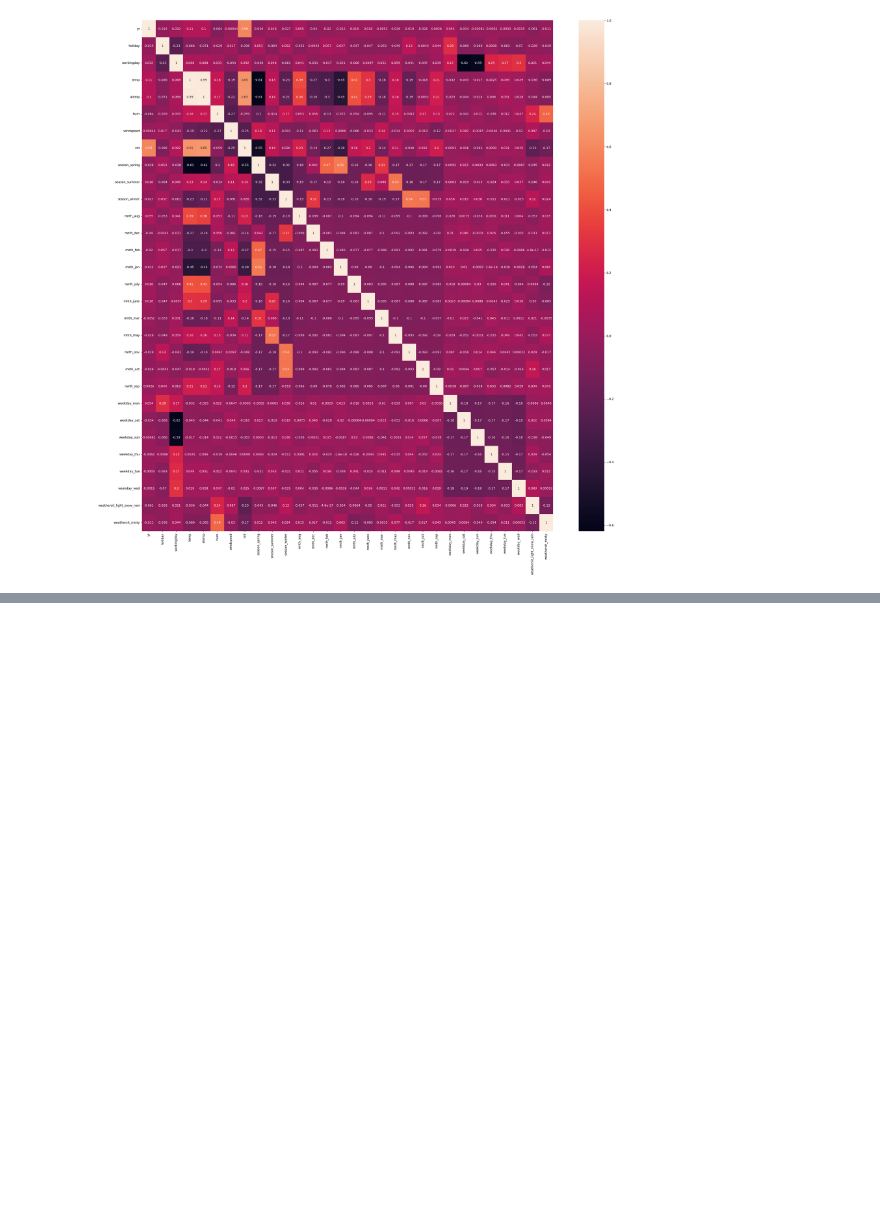
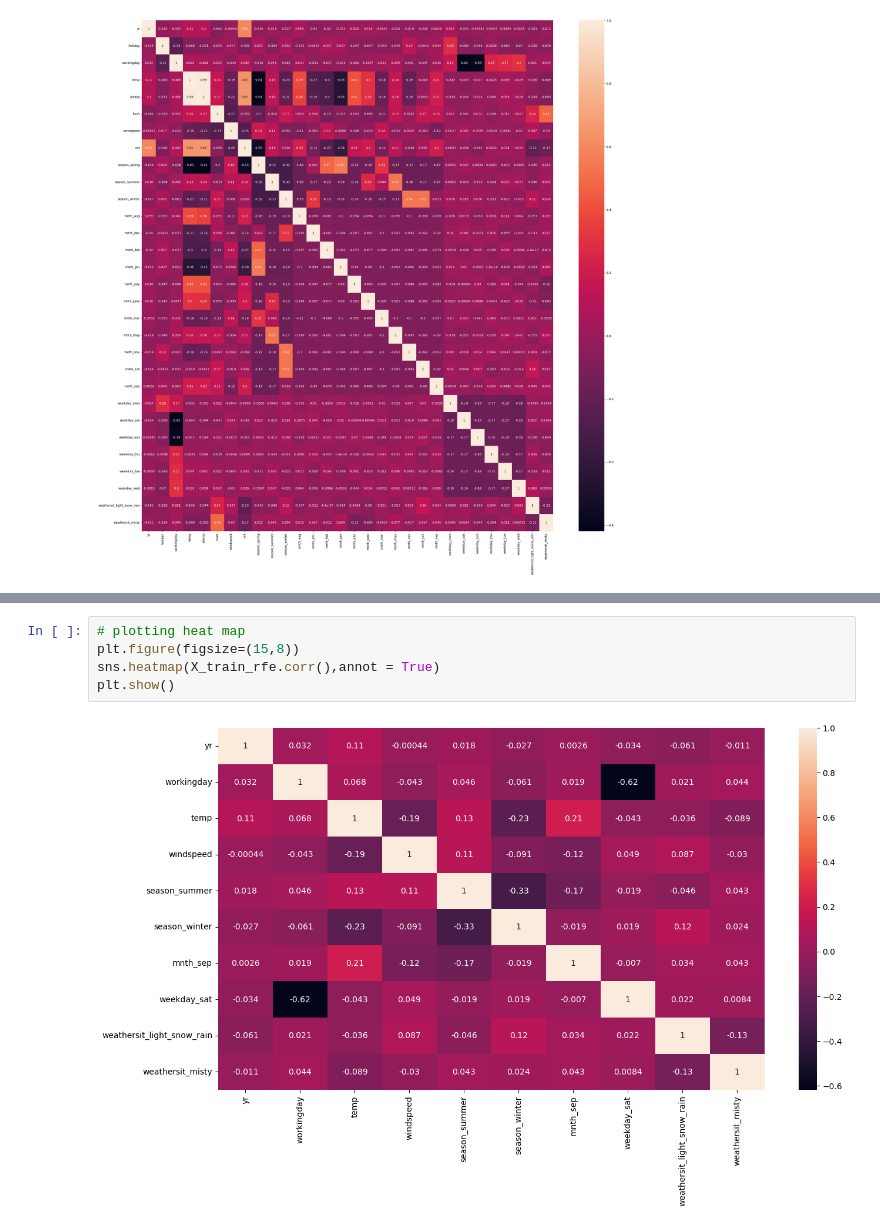
Before and after one commit to anagharavishankar/Regression_Bike_Sharing, a Jupyter notebook: Anagha_Ravishankar_Bike_Sharing.ipynb, the cells around one changed output, grey strips where cells are left out. Drawn from its saved outputs; the diff is of its cells as text; blank space fills up the shorter version.

```diff
--- a/Anagha_Ravishankar_Bike_Sharing.ipynb
+++ b/Anagha_Ravishankar_Bike_Sharing.ipynb
@@ -707,0 +777,7 @@ Notes:
+# %%
+# plotting heat map
+plt.figure(figsize=(15,8))
+sns.heatmap(X_train_rfe.corr(),annot = True)
+plt.show()
+# %% [output]
+[figure, added]
```
Also changed, not shown: parts of 94 cells of this notebook.
